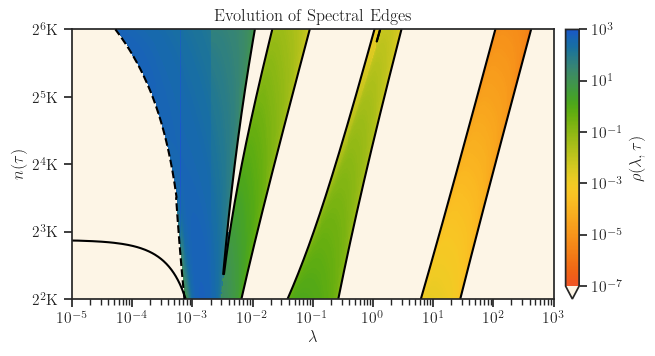
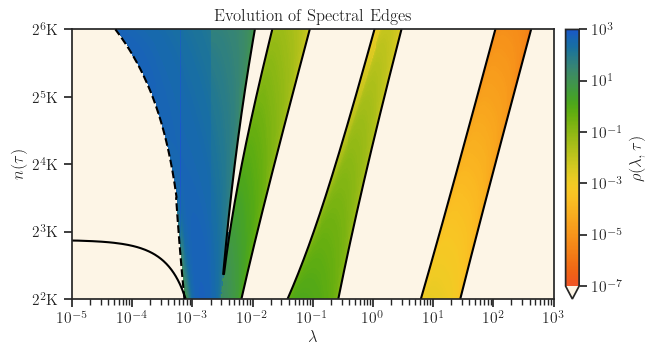
Unified diff of the notebook cell whose output changed from the first chart to the second:
--- before
+++ after
@@ -42,5 +42,5 @@
                       cmap=cmap_trim, rasterized=True)
     
-    ax.plot(real_merged_edges, t_, color='0.0')
+    ax.plot(real_merged_edges_, t_, color='0.0')
     # ax.plot(e_emp, t_emp, '--', color='black', zorder=10)
     ax.plot(left_edges, t_, '--', color='black', zorder=10)

Commit: deformed decompress, edge, cusp, candidates